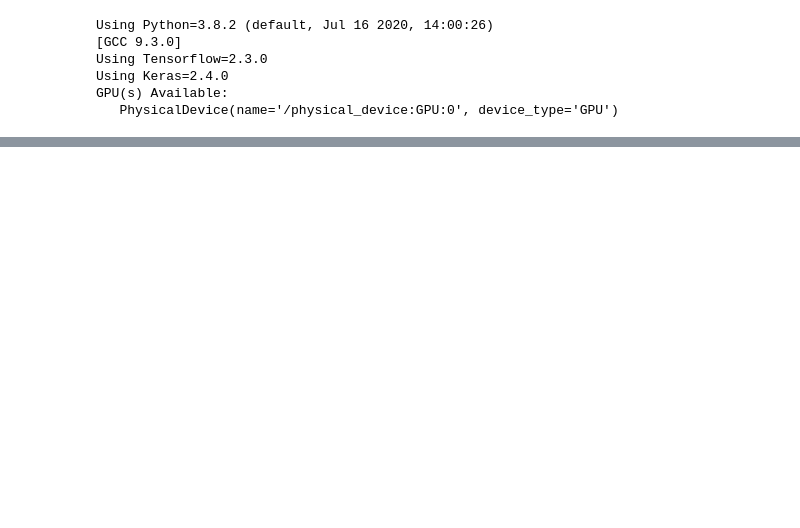
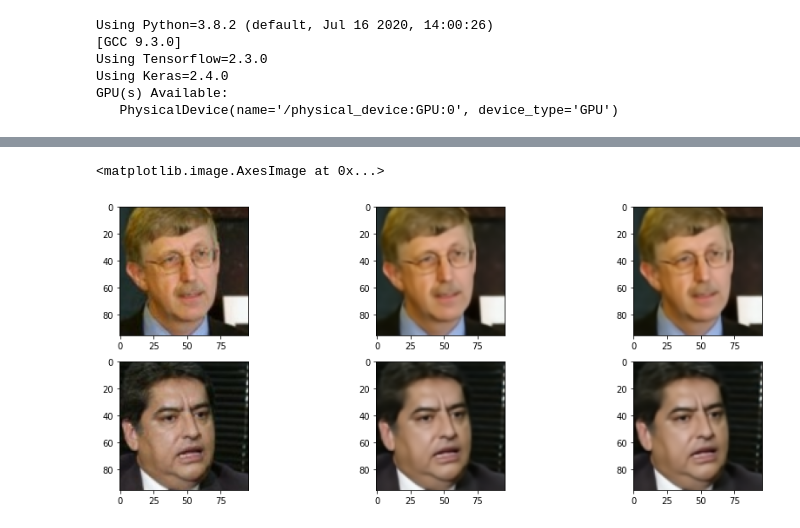
Before and after one commit to etotheipi/nvae_tensorflow, a Jupyter notebook: layer_playground.ipynb, the cells around one changed output, grey strips where cells are left out. Cells and saved outputs as stored; diff of their text form; code cells hidden in the pictures; blank space fills up the shorter version.

```diff
--- a/layer_playground.ipynb
+++ b/layer_playground.ipynb
@@ -263,17 +181,17 @@ full_nvae = create_nvae(
     num_prepost_blocks=1,
     num_prepost_cells=2)
 '''
-INITIAL_LR = 4e-4
+INITIAL_LR = 6e-4
 full_nvae = create_nvae(
     input_shape=IMAGE_SIZE,
     base_num_channels=32,
-    nscales=2,
-    ngroups=12,
+    nscales=1,
+    ngroups=16,
     ncells=2,
     nlatent=20,
-    num_prepost_blocks=1,
+    num_prepost_blocks=2,
     num_prepost_cells=2,
-    kl_loss_scalar=0.02)
+    kl_loss_scalar=0.002)
 
 full_nvae.summary()
 # %% [output]
@@ -308,8 +226,8 @@ cb_chkpoint = tf.keras.callbacks.ModelCheckpoint('best_nvae', monitor='val_loss'
 hist = full_nvae.fit(
     train_xx.repeat(),
     validation_data=val_xx,
-    steps_per_epoch=2000//BATCH_SIZE,
-    epochs=60,
+    steps_per_epoch=int(0.8*2000//BATCH_SIZE),
+    epochs=80,
     callbacks=[cb_earlystop, cb_reducelr])
     #callbacks=[cb_chkpoint, cb_earlystop, cb_reducelr])
 # %% [output]
@@ -393,0 +319,26 @@ fig.savefig(f'images/nvae_gen_random.png')
+# %%
+f1 = lfw.data_sample[0, :, :, :]
+f2 = lfw.data_sample[1, :, :, :]
+# %%
+set_model_merge_mode(full_nvae, 'merge')
+
+f1_recon = tf.squeeze(full_nvae(tf.expand_dims(f1, axis=0)))
+f1_zs = get_last_z_output(full_nvae)
+
+f2_recon = tf.squeeze(full_nvae(tf.expand_dims(f2, axis=0)))
+f2_zs = get_last_z_output(full_nvae)
+
+f1_dictated = dictate_next_output(full_nvae, f1_zs, (64,64,3))
+f2_dictated = dictate_next_output(full_nvae, f2_zs, (64,64,3))
+
+fig,axs = plt.subplots(2, 3, figsize=(15,6))
+axs[0][0].imshow(lfw.unscale_img(f1))
+axs[0][1].imshow(lfw.unscale_img(f1_recon))
+axs[0][2].imshow(lfw.unscale_img(f1_dictated))
+
+axs[1][0].imshow(lfw.unscale_img(f2))
+axs[1][1].imshow(lfw.unscale_img(f2_recon))
+axs[1][2].imshow(lfw.unscale_img(f2_dictated))
+# %% [output]
+<matplotlib.image.AxesImage at 0x...>
+[figure, added]
```
Also changed, not shown: parts of 22 cells of this notebook, 5 other files.
